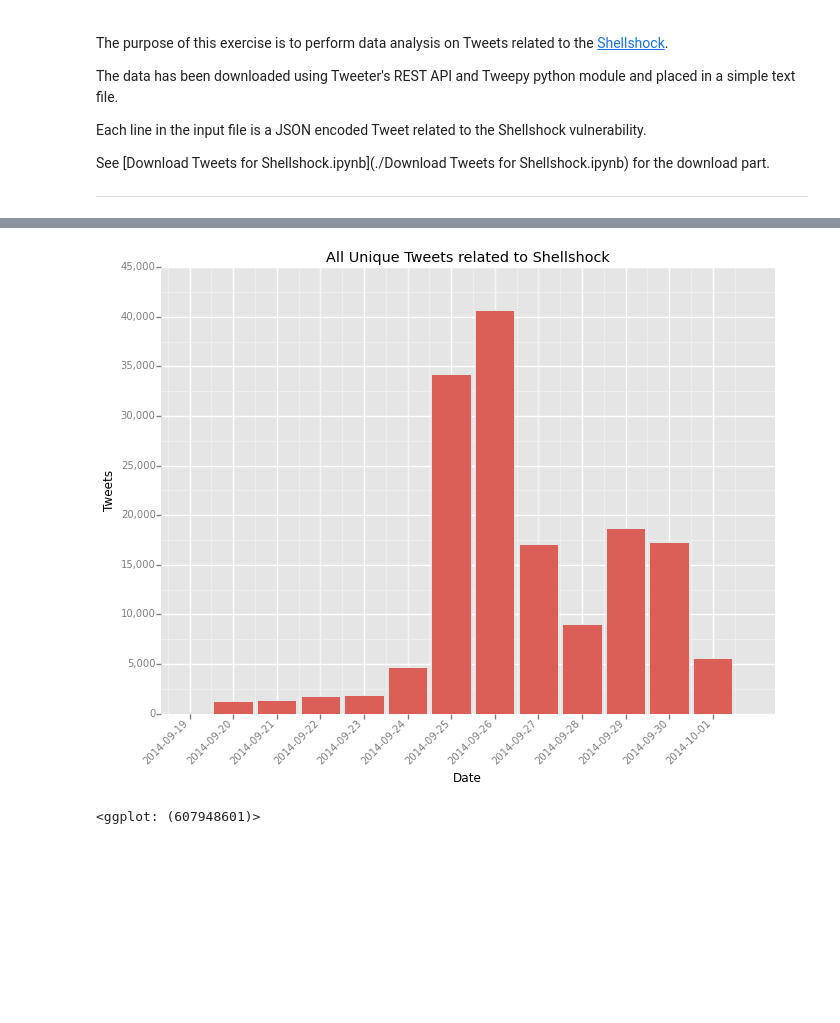
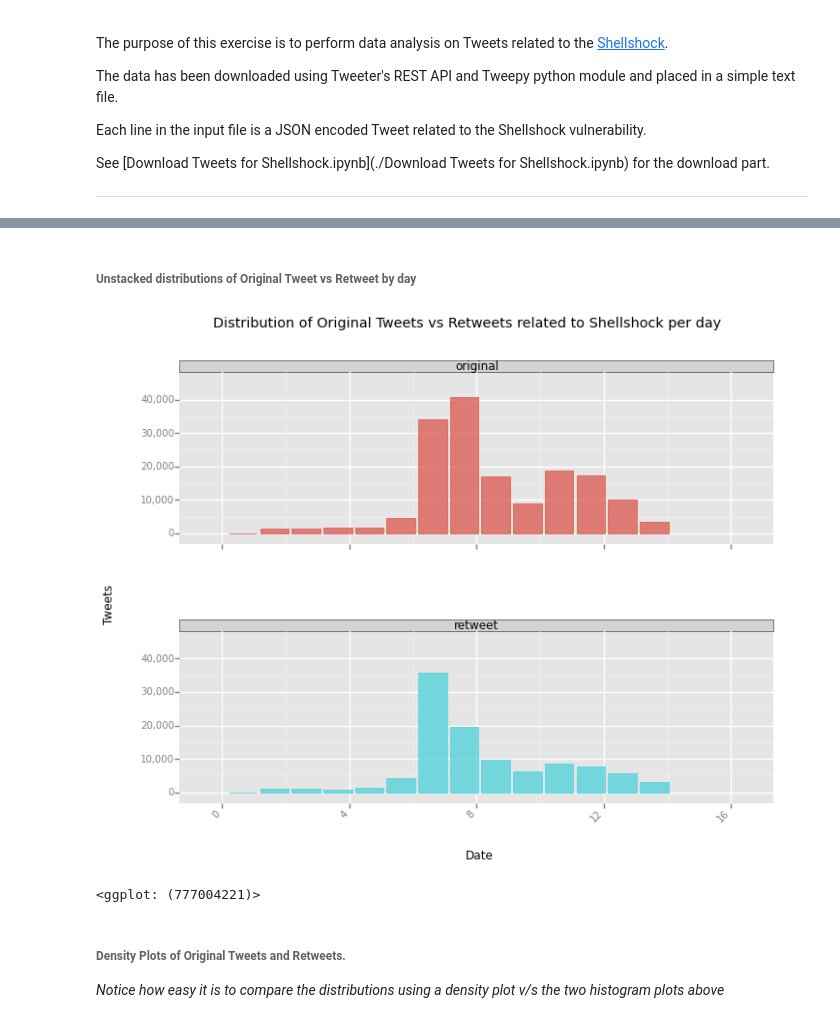
Before and after one commit to bhaskarvk/ShellShockAnalysis, a Jupyter notebook: Analysis of Shellshock Tweets.ipynb, the cells around one changed output, grey strips where cells are left out. Drawn from its saved outputs; the diff is of its cells as text; code cells hidden in the pictures; blank space fills up the shorter version.

```diff
--- a/Analysis of Shellshock Tweets.ipynb
+++ b/Analysis of Shellshock Tweets.ipynb
@@ -62,11 +64,12 @@ Loaded 252883 tweets in 53.03 secs
 st = time.time()
 tweetsDF = pd.DataFrame(tweets)
 tweetsDF['date'] = tweetsDF['created_at'].map(lambda x: x.date()) # Jus the Date
+tweetsDF['timestamp_f'] = tweetsDF['created_at'].map(lambda x: time.mktime(x.timetuple())) # As float for density plot
 tweetsDF['user_info'] = tweetsDF['user'].map(lambda u:u['name']+'(@'+u['screen_name']+')')
 tweetsDF['user_loc'] = tweetsDF['user'].map(lambda u: u['location'])
 tweetsDF['tweeted_to'] = tweetsDF['user'].map(lambda u: u['followers_count'])
 tweetsDF['screen_name'] = tweetsDF['user'].map(lambda u: u['screen_name'])
-tweetsDF['is_a_retweet'] = pd.notnull(tweetsDF['retweeted_status']) #Is it a retweet ?
+tweetsDF['status'] = pd.isnull(tweetsDF['retweeted_status']).map(lambda s: 'original' if s else 'retweet') #Is it a retweet ?
 
 # Take out the Link target from source.
 regexp_link = r'''<a .+>(.+)</a>'''
@@ -83,7 +86,7 @@ tweetsDF['urls'] = tweetsDF['entities'].map(
                         for ht in x['urls']])))
 et = time.time()
 # A dedicated DF for unique Tweets.
-uniqtweetsDF = tweetsDF[~tweetsDF['is_a_retweet']]
+uniqtweetsDF = tweetsDF[tweetsDF['status'] == 'original']
 uniqtweetsDF.reset_index(inplace=True)
 print ('Parsed tweets in {0:.2f} secs and found {1} unique tweets'.format((et-st),len(uniqtweetsDF)))
 # %% [output]
@@ -160,11 +161,18 @@ ggplot(tweetsDF,
+# %% [markdown]
+###### Unstacked distributions of Original Tweet vs Retweet by day
 # %%
-# Unique Tweets per day
-ggplot(uniqtweetsDF,
-       aes(x='factor(date)', fill='factor(is_a_retweet)')) + \
-    geom_bar() + scale_y_continuous(labels='comma') + \
+# Same as above but unstacked.
+ggplot(tweetsDF,
+       aes(x='factor(date)', fill='factor(status)', color='factor(status)')) + \
+    geom_histogram(alpha=0.8) + scale_y_continuous(labels='comma') + \
     theme(axis_text_x=element_text(angle=45, hjust=1)) + \
-    xlab('Date') + ylab('Tweets') + ggtitle('All Unique Tweets related to Shellshock')
+    xlab('Date') + ylab('Tweets') + ggtitle('Distribution of Original Tweets vs Retweets related to Shellshock per day')+ \
+   facet_grid('factor(status)')
 # %% [output]
-[figure, old version]
+[figure, new version]
-<ggplot: (607948601)>
+<ggplot: (777004221)>
+# %% [markdown]
+###### Density Plots of Original Tweets and Retweets.
+
+_Notice how easy it is to compare the distributions using a density plot v/s the two histogram plots above_
 # %%
```
Also changed, not shown: parts of 33 cells of this notebook, 2 other files.
